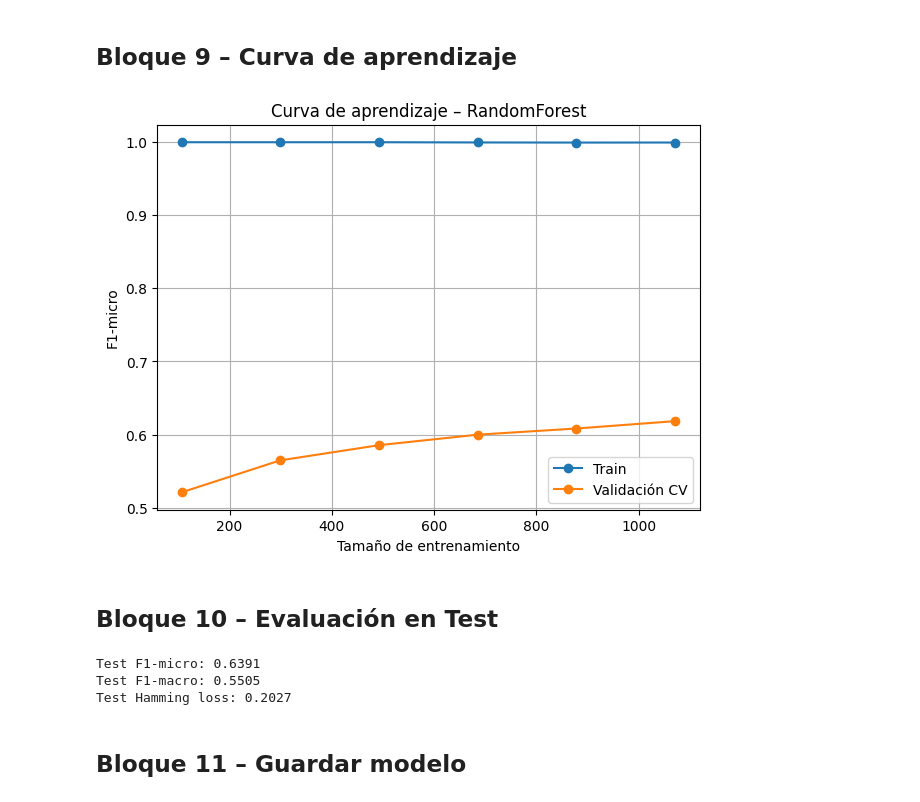
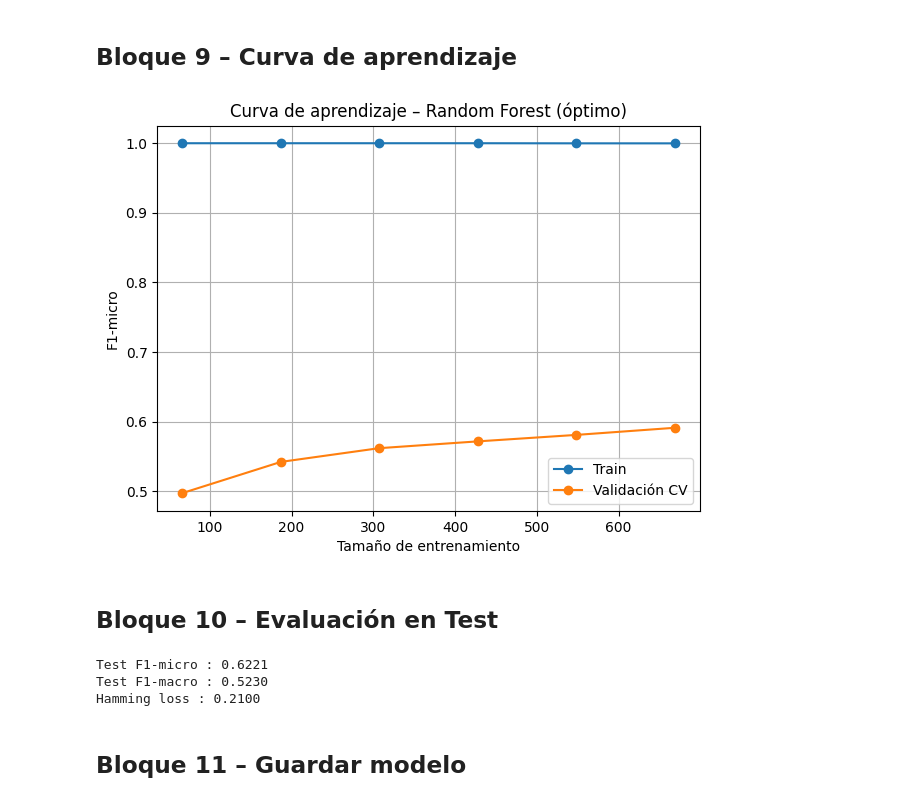
Before and after one commit to VillafuerTech/Seismic-Multilabel-Event_Classifier, a Jupyter notebook: notebooks/06_RF_Model.ipynb, the cells around one changed output. Saved outputs shown, nothing was run; the diff lists cells and outputs as text; code cells hidden in the pictures.

```diff
--- a/notebooks/06_RF_Model.ipynb
+++ b/notebooks/06_RF_Model.ipynb
@@ -66,6 +68,6 @@ X: (1674, 83) y: (1674, 9)
 # %%
-# ----- Bloque 5 -----
+# ── Bloque 5 ────────────────────────────────────────────────────────────────
 X_train, X_test, y_train, y_test = train_test_split(
-    X, y, test_size=0.2, random_state=42, stratify=y)
-print('Train:', X_train.shape, ' Test:', X_test.shape)
+    X, y, test_size=0.20, random_state=42, stratify=y)
+print(f'Train: {X_train.shape}   Test: {X_test.shape}')
 # %% [output]
@@ -75,11 +77,7 @@ Train: (1339, 83)  Test: (335, 83)
 # %%
-# ----- Bloque 6 -----
+# ── Bloque 6 ────────────────────────────────────────────────────────────────
 base_pipe = Pipeline([
     ('scaler', StandardScaler()),
-    ('clf', MultiOutputClassifier(RandomForestClassifier(
-        n_estimators=200,
-        random_state=42,
-        n_jobs=-1
-    )))
+    ('clf', MultiOutputClassifier(RandomForestClassifier(random_state=42, n_jobs=-1)))
 ])
 # %% [markdown]
@@ -150,32 +155,42 @@ plt.show()
 # %%
-# ----- Bloque 9 -----
-best_lambda = grid.best_params_['clf__estimator__ccp_alpha']
+# ── Bloque 9 ────────────────────────────────────────────────────────────────
+best_params = grid.best_params_
+best_lambda = best_params['clf__estimator__ccp_alpha']
+
+# Reconstruye pipeline con los hiperparámetros óptimos encontrados
+best_rf = RandomForestClassifier(
+    n_estimators       = best_params['clf__estimator__n_estimators'],
+    max_depth          = best_params['clf__estimator__max_depth'],
+    min_samples_split  = best_params['clf__estimator__min_samples_split'],
+    min_samples_leaf   = best_params['clf__estimator__min_samples_leaf'],
+    max_features       = best_params['clf__estimator__max_features'],
+    bootstrap          = best_params['clf__estimator__bootstrap'],
+    ccp_alpha          = best_lambda,
+    random_state       = 42,
+    n_jobs             = -1
+)
+
 best_pipe = Pipeline([
     ('scaler', StandardScaler()),
-    ('clf', MultiOutputClassifier(RandomForestClassifier(
-        n_estimators=200,
-        ccp_alpha=best_lambda,
-        random_state=42,
-        n_jobs=-1
-    )))
+    ('clf', MultiOutputClassifier(best_rf))
 ])
 
 train_sizes, tr_scores, val_scores = learning_curve(
     best_pipe, X_train, y_train,
     cv=rkf, scoring=scorer,
     train_sizes=np.linspace(0.1, 1.0, 6),
     n_jobs=-1
 )
 
 plt.figure(figsize=(7,5))
 plt.plot(train_sizes, tr_scores.mean(axis=1), marker='o', label='Train')
 plt.plot(train_sizes, val_scores.mean(axis=1), marker='o', label='Validación CV')
 plt.xlabel('Tamaño de entrenamiento')
-plt.ylabel('F1‑micro')
-plt.title('Curva de aprendizaje – RandomForest')
+plt.ylabel('F1-micro')
+plt.title('Curva de aprendizaje – Random Forest (óptimo)')
 plt.legend()
 plt.grid(True)
 plt.show()
 # %% [output]
-[figure, old version]
+[figure, new version]
 # %% [markdown]
@@ -183,17 +198,13 @@ plt.show()
 # %%
-# ----- Bloque 10 -----
+# ── Bloque 10 ────────────────────────────────────────────────────────────────
 best_pipe.fit(X_train, y_train)
 y_pred = best_pipe.predict(X_test)
 
-f1 = f1_score(y_test, y_pred, average='micro')
-f1_macro = f1_score(y_test, y_pred, average='macro')
-hl = hamming_loss(y_test, y_pred)
-
-print(f'Test F1‑micro: {f1:.4f}')
-print(f'Test F1‑macro: {f1_macro:.4f}')
-print(f'Test Hamming loss: {hl:.4f}')
+print(f"Test F1-micro : {f1_score(y_test, y_pred, average='micro') :.4f}")
+print(f"Test F1-macro : {f1_score(y_test, y_pred, average='macro') :.4f}")
+print(f"Hamming loss : {hamming_loss(y_test, y_pred) :.4f}")
 # %% [output]
-Test F1‑micro: 0.6391
-Test F1‑macro: 0.5505
-Test Hamming loss: 0.2027
+Test F1-micro : 0.6221
+Test F1-macro : 0.5230
+Hamming loss : 0.2100
 # %% [markdown]
```
Also changed, not shown: parts of 13 cells of this notebook, 8 other files.
